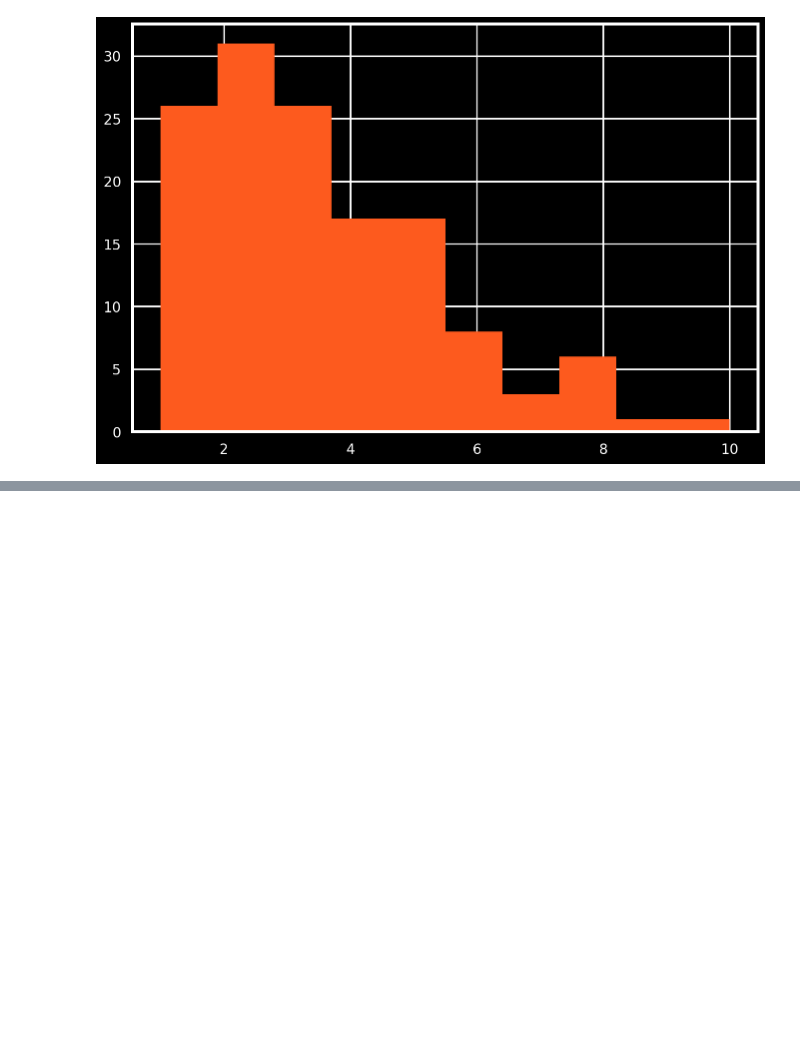
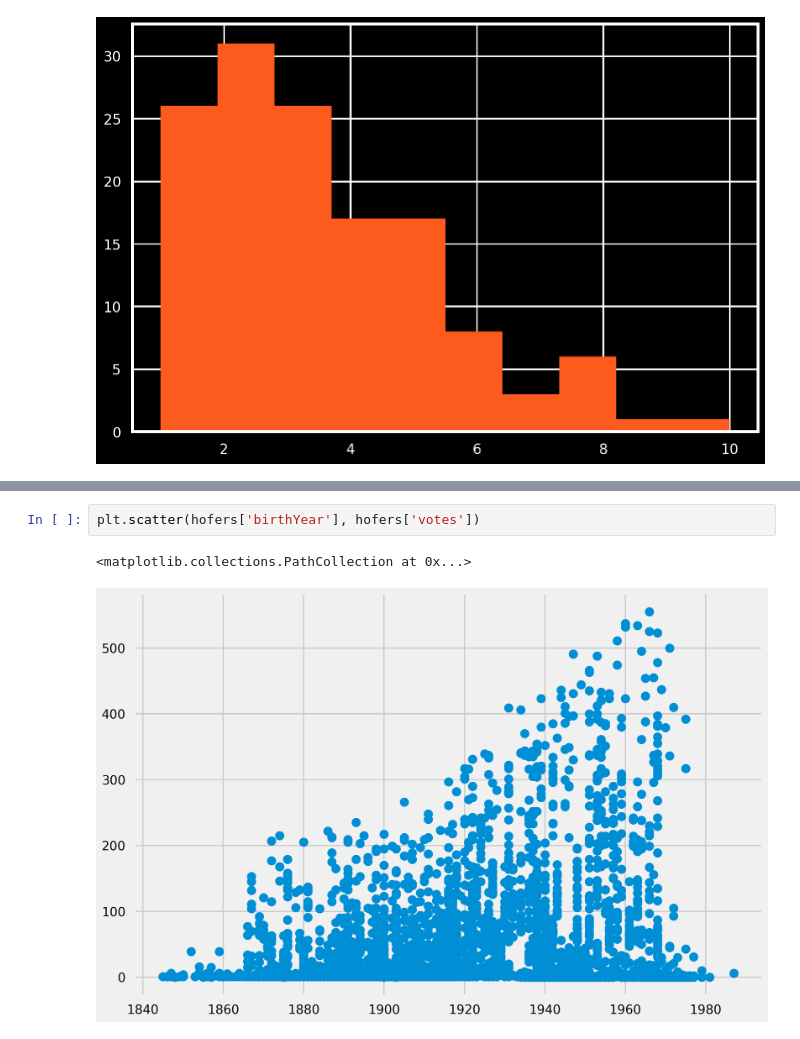
Before and after one commit to kennethn/baseball-statistics, a Jupyter notebook: Baseball.ipynb, the cells around one changed output, grey strips where cells are left out. Cells and saved outputs as stored; diff of their text form; blank space fills up the shorter version.

```diff
--- a/Baseball.ipynb
+++ b/Baseball.ipynb
@@ -463,0 +589,5 @@ plt.hist(sfg['Rank'], color='#FD5A1E', bins=10)
+# %%
+plt.scatter(hofers['birthYear'], hofers['votes'])
+# %% [output]
+<matplotlib.collections.PathCollection at 0x...>
+[figure, added]
```
Also changed, not shown: parts of 15 cells of this notebook.
